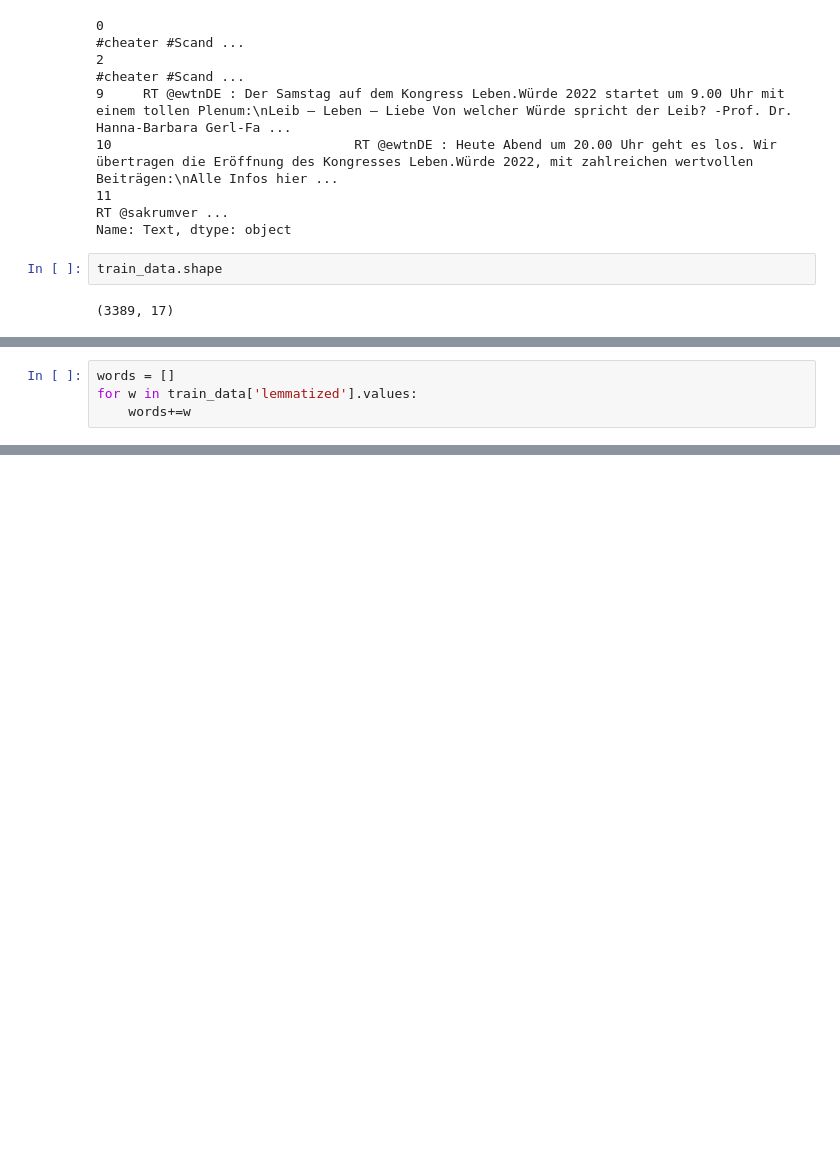
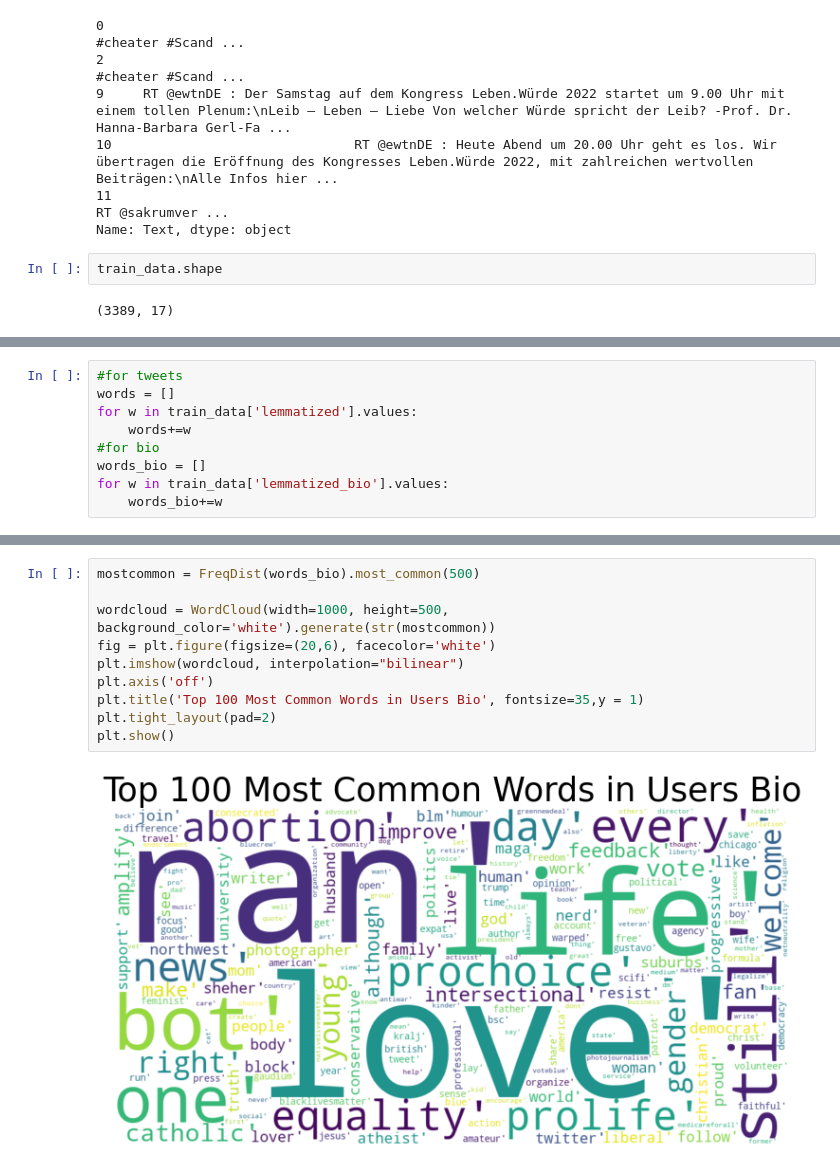
Before and after one commit to ushifali/Twiter_Analysis_Abortion_Law_US, a Jupyter notebook: EDA of unsupervised abortion tweets.ipynb, the cells around one changed output, grey strips where cells are left out. Drawn from its saved outputs; the diff is of its cells as text; blank space fills up the shorter version.

```diff
--- a/EDA of unsupervised abortion tweets.ipynb
+++ b/EDA of unsupervised abortion tweets.ipynb
@@ -235,7 +247,12 @@ train_data.head()
 # %%
+#for tweets
 words = []
 for w in train_data['lemmatized'].values:
     words+=w
+#for bio
+words_bio = []
+for w in train_data['lemmatized_bio'].values:
+    words_bio+=w
 # %%
 from nltk.probability import FreqDist
 from wordcloud import WordCloud
@@ -254,0 +272,12 @@ plt.show()
+# %%
+mostcommon = FreqDist(words_bio).most_common(500)
+
+wordcloud = WordCloud(width=1000, height=500, background_color='white').generate(str(mostcommon))
+fig = plt.figure(figsize=(20,6), facecolor='white')
+plt.imshow(wordcloud, interpolation="bilinear")
+plt.axis('off')
+plt.title('Top 100 Most Common Words in Users Bio', fontsize=35,y = 1)
+plt.tight_layout(pad=2)
+plt.show()
+# %% [output]
+[figure, added]
```
Also changed, not shown: parts of 7 cells of this notebook.
